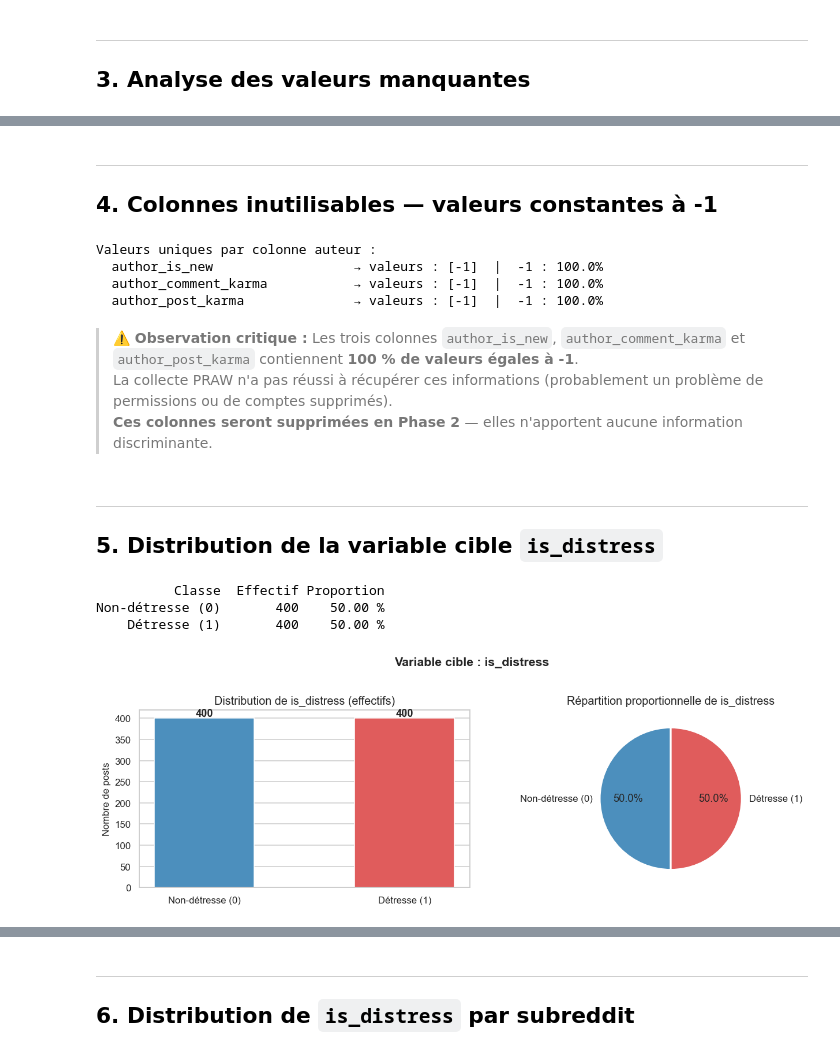
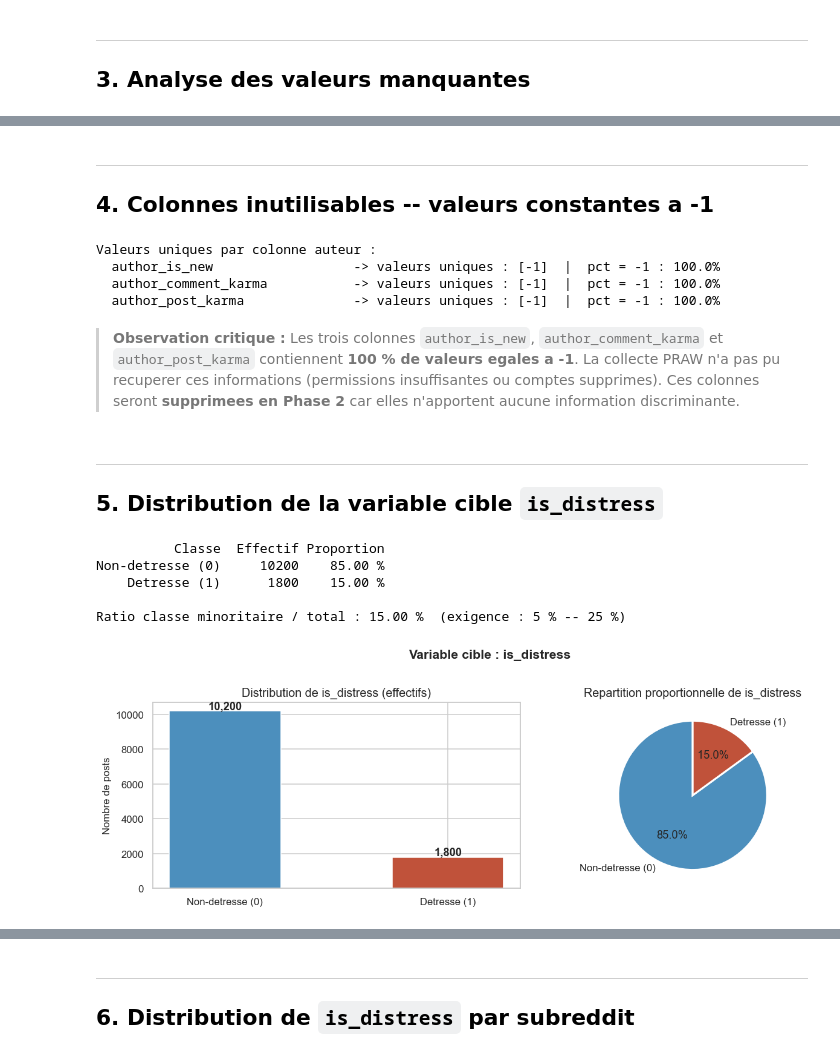
Before and after one commit to J1HANE/ML_MHTM, a Jupyter notebook: notebooks/01_discovery.ipynb, the cells around one changed output, grey strips where cells are left out. Drawn from its saved outputs; the diff is of its cells as text; code cells hidden in the pictures.

```diff
--- a/notebooks/01_discovery.ipynb
+++ b/notebooks/01_discovery.ipynb
@@ -25,17 +22,20 @@ Il couvre :
 import pandas as pd
 import numpy as np
 import matplotlib.pyplot as plt
-import matplotlib.ticker as mticker
 import seaborn as sns
 import warnings
+import os
 
 warnings.filterwarnings('ignore')
 
-# Style global des graphiques
 sns.set_theme(style='whitegrid', palette='muted')
 plt.rcParams['figure.dpi'] = 110
 plt.rcParams['axes.titlesize'] = 13
 plt.rcParams['axes.labelsize'] = 11
 
-print("✅ Imports OK")
+os.makedirs('../figures', exist_ok=True)
+
+COLORS = ['#4c8fbd', '#c0523a']
+
+print('Imports OK')
 # %% [output]
@@ -192,72 +185,71 @@ else:
 # %% [markdown]
 ---
-## 4. Colonnes inutilisables — valeurs constantes à -1
+## 4. Colonnes inutilisables -- valeurs constantes a -1
 # %%
-# Vérification des colonnes auteur
 author_cols = ['author_is_new', 'author_comment_karma', 'author_post_karma']
 
-print("Valeurs uniques par colonne auteur :")
+print('Valeurs uniques par colonne auteur :')
 for col in author_cols:
     unique_vals = df[col].unique()
     pct_minus1  = (df[col] == -1).mean() * 100
-    print(f"  {col:30s} → valeurs : {unique_vals}  |  -1 : {pct_minus1:.1f}%")
+    print(f'  {col:30s} -> valeurs uniques : {unique_vals}  |  pct = -1 : {pct_minus1:.1f}%')
 # %% [output]
 Valeurs uniques par colonne auteur :
-  author_is_new                  → valeurs : [-1]  |  -1 : 100.0%
-  author_comment_karma           → valeurs : [-1]  |  -1 : 100.0%
-  author_post_karma              → valeurs : [-1]  |  -1 : 100.0%
+  author_is_new                  -> valeurs uniques : [-1]  |  pct = -1 : 100.0%
+  author_comment_karma           -> valeurs uniques : [-1]  |  pct = -1 : 100.0%
+  author_post_karma              -> valeurs uniques : [-1]  |  pct = -1 : 100.0%
 # %% [markdown]
-> **⚠️ Observation critique :** Les trois colonnes `author_is_new`, `author_comment_karma` et `author_post_karma` contiennent **100 % de valeurs égales à -1**.
-> La collecte PRAW n'a pas réussi à récupérer ces informations (probablement un problème de permissions ou de comptes supprimés).
-> **Ces colonnes seront supprimées en Phase 2** — elles n'apportent aucune information discriminante.
+> **Observation critique :** Les trois colonnes `author_is_new`, `author_comment_karma` et `author_post_karma` contiennent **100 % de valeurs egales a -1**.
+> La collecte PRAW n'a pas pu recuperer ces informations (permissions insuffisantes ou comptes supprimes).
+> Ces colonnes seront **supprimees en Phase 2** car elles n'apportent aucune information discriminante.
 # %% [markdown]
 ---
 ## 5. Distribution de la variable cible `is_distress`
 # %%
-# Comptage brut et proportions
-counts = df['is_distress'].value_counts()
-props  = df['is_distress'].value_counts(normalize=True).mul(100).round(2)
+counts = df['is_distress'].value_counts().sort_index()
+props  = df['is_distress'].value_counts(normalize=True).sort_index().mul(100).round(2)
 
 distress_summary = pd.DataFrame({
-    'Classe'     : ['Non-détresse (0)', 'Détresse (1)'],
+    'Classe'     : ['Non-detresse (0)', 'Detresse (1)'],
     'Effectif'   : [counts[0], counts[1]],
-    'Proportion' : [f"{props[0]:.2f} %", f"{props[1]:.2f} %"]
+    'Proportion' : [f'{props[0]:.2f} %', f'{props[1]:.2f} %']
 })
 print(distress_summary.to_string(index=False))
+print(f'\nRatio classe minoritaire / total : {props[1]:.2f} %  (exigence : 5 % -- 25 %)')
 # %% [output]
           Classe  Effectif Proportion
-Non-détresse (0)       400    50.00 %
-    Détresse (1)       400    50.00 %
+Non-detresse (0)     10200    85.00 %
+    Detresse (1)      1800    15.00 %
+
+Ratio classe minoritaire / total : 15.00 %  (exigence : 5 % -- 25 %)
 # %%
-# Visualisation de la distribution de la cible
 fig, axes = plt.subplots(1, 2, figsize=(12, 4))
 
-# --- Barplot ---
-colors = ['#4c8fbd', '#e05c5c']
+# Barplot
 axes[0].bar(
-    ['Non-détresse (0)', 'Détresse (1)'],
+    ['Non-detresse (0)', 'Detresse (1)'],
     [counts[0], counts[1]],
-    color=colors, edgecolor='white', width=0.5
+    color=COLORS, edgecolor='white', width=0.5
 )
 axes[0].set_title('Distribution de is_distress (effectifs)')
 axes[0].set_ylabel('Nombre de posts')
 for i, v in enumerate([counts[0], counts[1]]):
-    axes[0].text(i, v + 5, str(v), ha='center', fontweight='bold')
+    axes[0].text(i, v + 80, f'{v:,}', ha='center', fontweight='bold')
 
-# --- Pie chart ---
+# Pie chart
 axes[1].pie(
     [counts[0], counts[1]],
-    labels=['Non-détresse (0)', 'Détresse (1)'],
+    labels=['Non-detresse (0)', 'Detresse (1)'],
     autopct='%1.1f%%',
-    colors=colors,
+    colors=COLORS,
     startangle=90,
     wedgeprops={'edgecolor': 'white', 'linewidth': 2}
 )
-axes[1].set_title('Répartition proportionnelle de is_distress')
+axes[1].set_title('Repartition proportionnelle de is_distress')
 
-plt.suptitle('Variable cible : is_distress', fontsize=14, fontweight='bold', y=1.02)
+plt.suptitle('Variable cible : is_distress', fontsize=14, fontweight='bold', y=1.01)
 plt.tight_layout()
 plt.savefig('../figures/class_distribution.png', bbox_inches='tight')
 plt.show()
 # %% [output]
-[figure, old version]
+[figure, new version]
```
Also changed, not shown: parts of 40 cells of this notebook, 8 other files.
